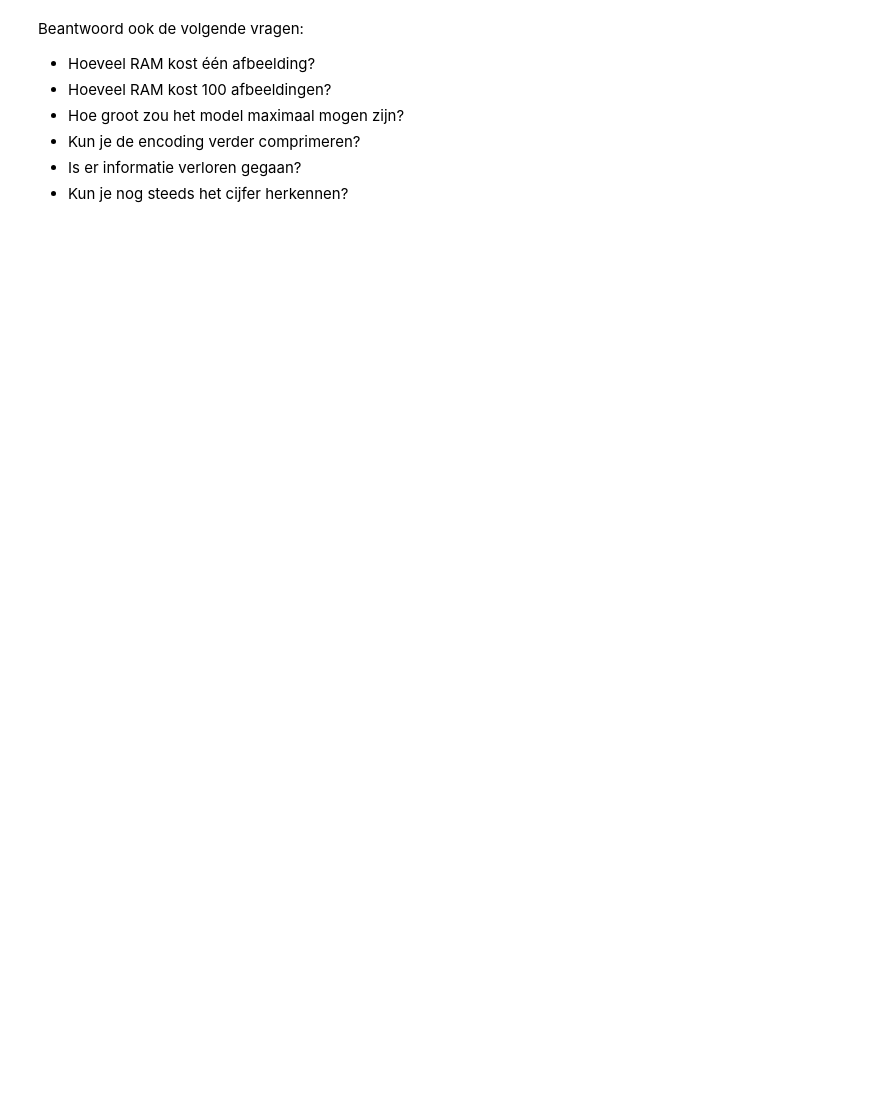
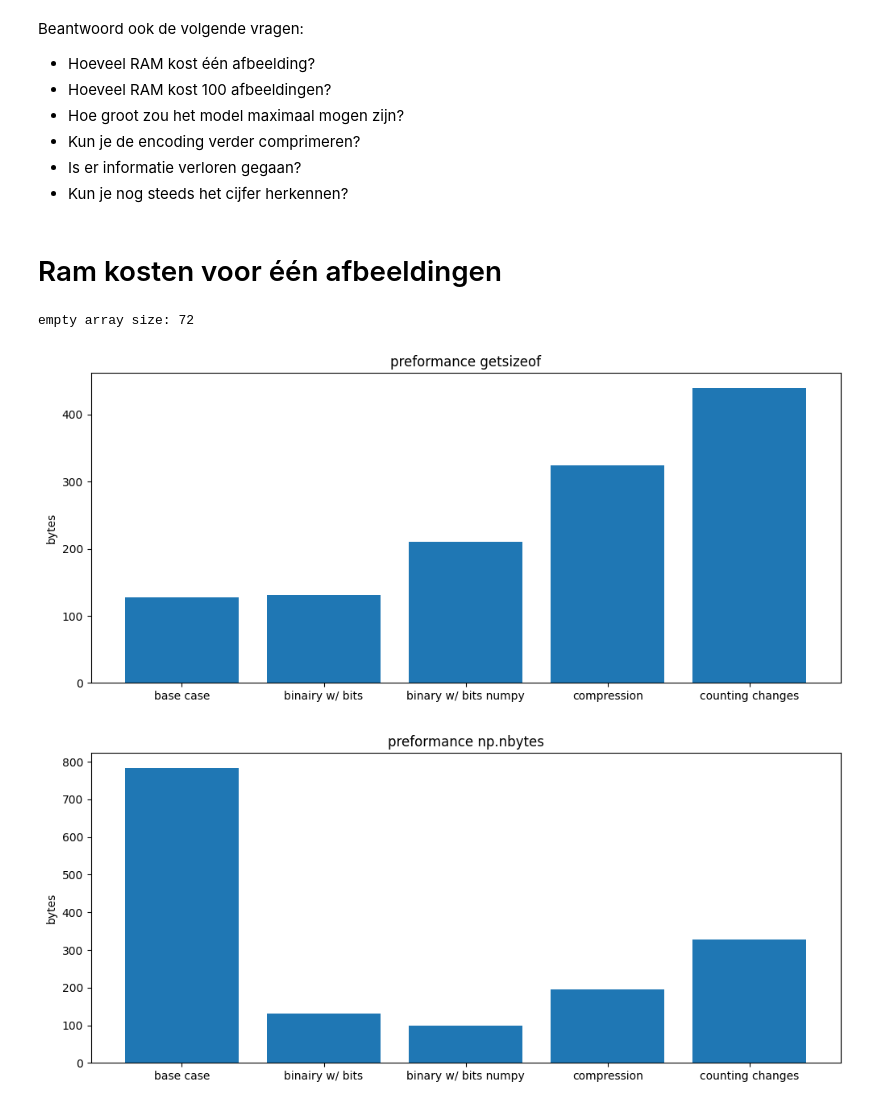
Before and after one commit to Rein-Schregardus/Data-Structures-And-Alogirthms, a Jupyter notebook: week-4/[Project] Data Representatie.ipynb, the cells around one changed output. Saved outputs shown, nothing was run; the diff lists cells and outputs as text; code cells hidden in the pictures; blank space fills up the shorter version.

```diff
--- a/week-4/[Project] Data Representatie.ipynb
+++ b/week-4/[Project] Data Representatie.ipynb
@@ -263,3 +317,55 @@ Beantwoord ook de volgende vragen:
 - Kun je de encoding verder comprimeren?
 - Is er informatie verloren gegaan?
 - Kun je nog steeds het cijfer herkennen?
+# %% [markdown]
+# Ram kosten voor één afbeeldingen
+# %%
+fig, ax = plt.subplots()
+
+print("empty array size:", sys.getsizeof(np.array))
+
+encoding_techique = ['base case',
+                     'binairy w/ bits',
+                     'binary w/ bits numpy',
+                     "compression",
+                     "counting changes"]
+counts = [
+    sys.getsizeof(images[40]),
+    sys.getsizeof(binary_encode(images[40])),
+    sys.getsizeof(binary_encode_np(images[40])),
+    sys.getsizeof(compres_image(images[40])),
+    sys.getsizeof(encode_counting(images[40]))]
+
+ax.bar(encoding_techique, counts)
+
+ax.set_ylabel('bytes')
+ax.set_title('preformance getsizeof')
+fig.set_size_inches((12, 5))
+
+
+
+fig, ax = plt.subplots()
+
+encoding_techique = ['base case',
+                     'binairy w/ bits',
+                     'binary w/ bits numpy',
+                     "compression",
+                     "counting changes"]
+counts = [
+    images[40].nbytes,
+    sys.getsizeof(binary_encode(images[40])),
+    binary_encode_np(images[40]).nbytes,
+    compres_image(images[40]).nbytes,
+    encode_counting(images[40]).nbytes]
+
+ax.bar(encoding_techique, counts)
+
+ax.set_ylabel('bytes')
+ax.set_title('preformance np.nbytes')
+fig.set_size_inches((12, 5))
+
+plt.show()
+# %% [output]
+empty array size: 72
+[figure, added]
+[figure, added]
```
Also changed, not shown: parts of 12 cells of this notebook.
